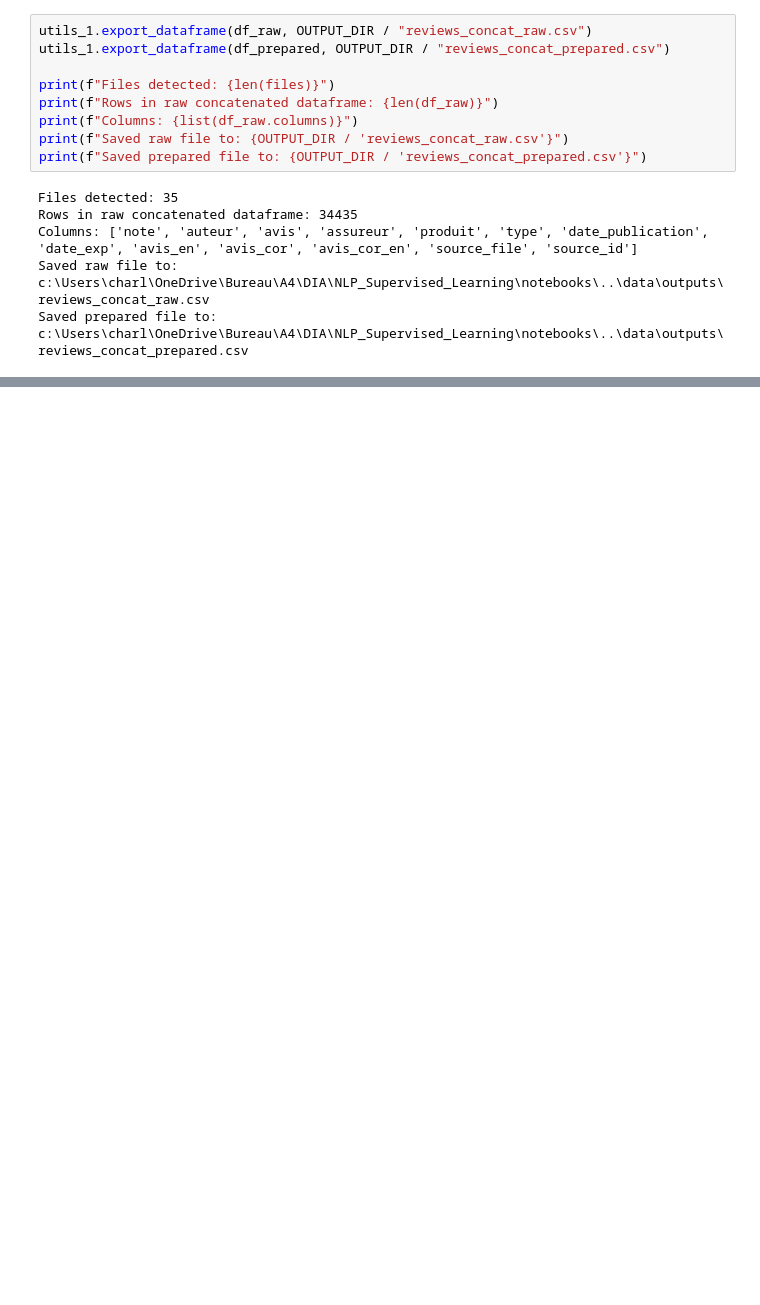
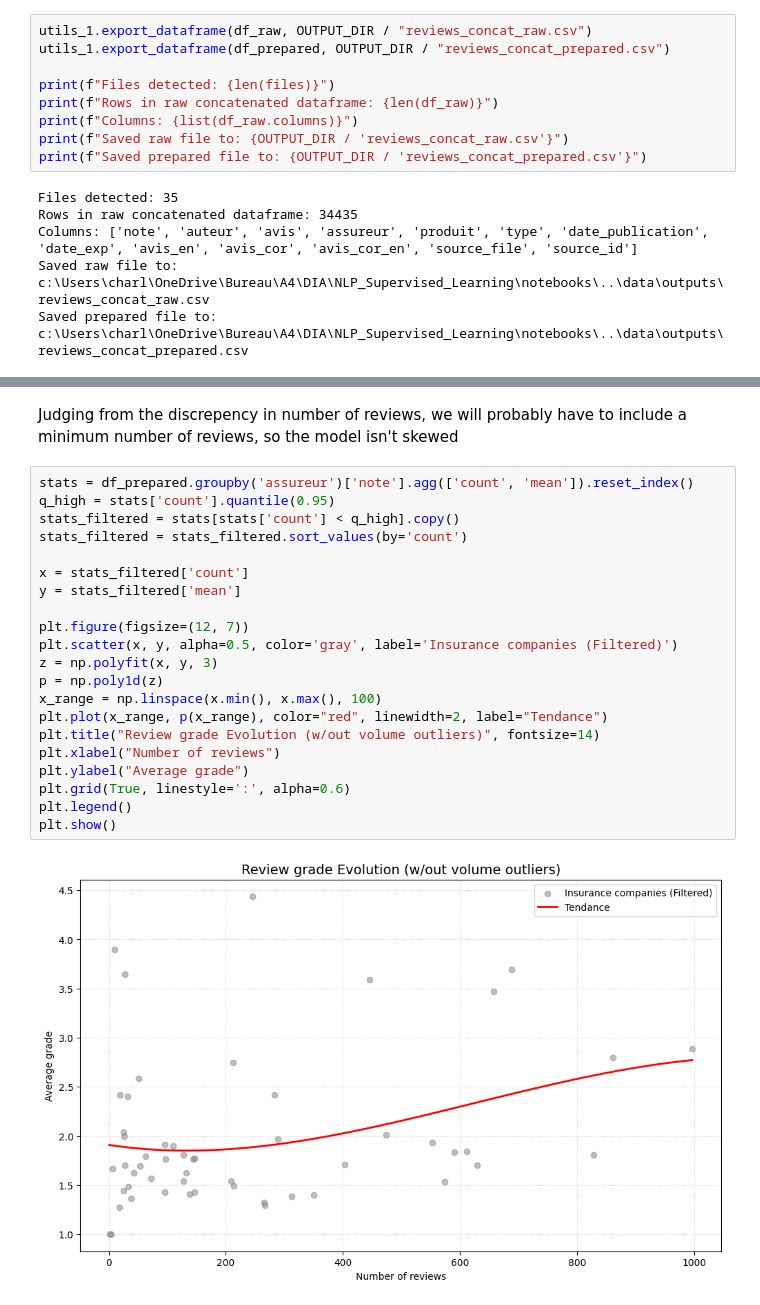
Before and after one commit to Aureleee/NLP_Supervised_Learning, a Jupyter notebook: notebooks/data_exploration.ipynb, the cells around one changed output, grey strips where cells are left out. Saved outputs shown, nothing was run; the diff lists cells and outputs as text; blank space fills up the shorter version.

```diff
--- a/notebooks/data_exploration.ipynb
+++ b/notebooks/data_exploration.ipynb
@@ -81,0 +97,25 @@ Saved prepared file to: c:\Users\charl\OneDrive\Bureau\A4\DIA\NLP_Supervised_Lea
+# %% [markdown]
+Judging from the discrepency in number of reviews, we will probably have to include a minimum number of reviews, so the model isn't skewed
+# %%
+stats = df_prepared.groupby('assureur')['note'].agg(['count', 'mean']).reset_index()
+q_high = stats['count'].quantile(0.95)
+stats_filtered = stats[stats['count'] < q_high].copy()
+stats_filtered = stats_filtered.sort_values(by='count')
+
+x = stats_filtered['count']
+y = stats_filtered['mean']
+
+plt.figure(figsize=(12, 7))
+plt.scatter(x, y, alpha=0.5, color='gray', label='Insurance companies (Filtered)')
+z = np.polyfit(x, y, 3)
+p = np.poly1d(z)
+x_range = np.linspace(x.min(), x.max(), 100)
+plt.plot(x_range, p(x_range), color="red", linewidth=2, label="Tendance")
+plt.title("Review grade Evolution (w/out volume outliers)", fontsize=14)
+plt.xlabel("Number of reviews")
+plt.ylabel("Average grade")
+plt.grid(True, linestyle=':', alpha=0.6)
+plt.legend()
+plt.show()
+# %% [output]
+[figure, added]
```
Also changed, not shown: parts of 2 cells of this notebook.
